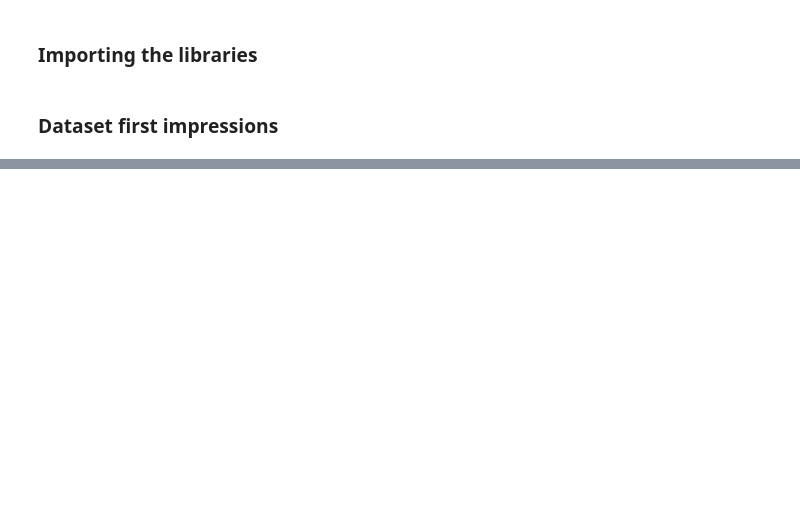
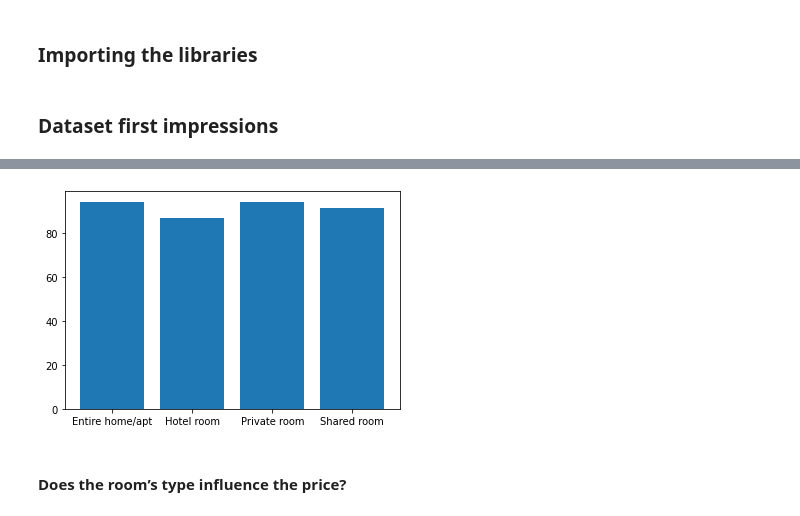
Before and after one commit to boa50/airbnb-analysis, a Jupyter notebook: notebook.ipynb, the cells around one changed output, grey strips where cells are left out. Saved outputs shown, nothing was run; the diff lists cells and outputs as text; code cells hidden in the pictures; blank space fills up the shorter version.

```diff
--- a/notebook.ipynb
+++ b/notebook.ipynb
@@ -32,0 +172,10 @@ Name: available, dtype: int64
+# %%
+grouped = df[['room_type','review_scores_rating']].groupby('room_type')
+x = list(grouped.groups.keys())
+y = []
+for val in grouped.mean().values:
+    y.append(val[0])
+# %%
+plt.bar(x, y);
+# %% [output]
+[figure, added]
@@ -32,0 +184,2 @@ Name: available, dtype: int64
+# %% [markdown]
+#### Does the room’s type influence the price?
```
Also changed, not shown: parts of 34 cells of this notebook.
